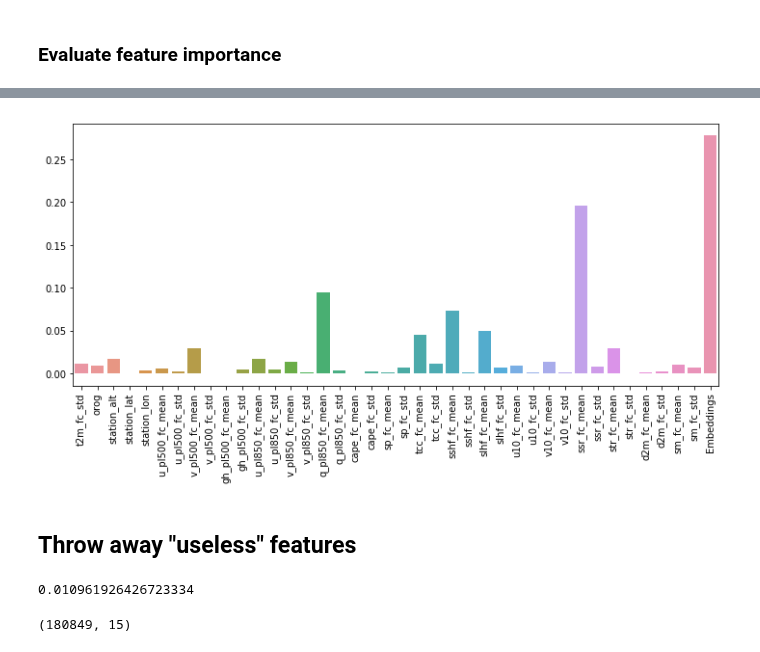
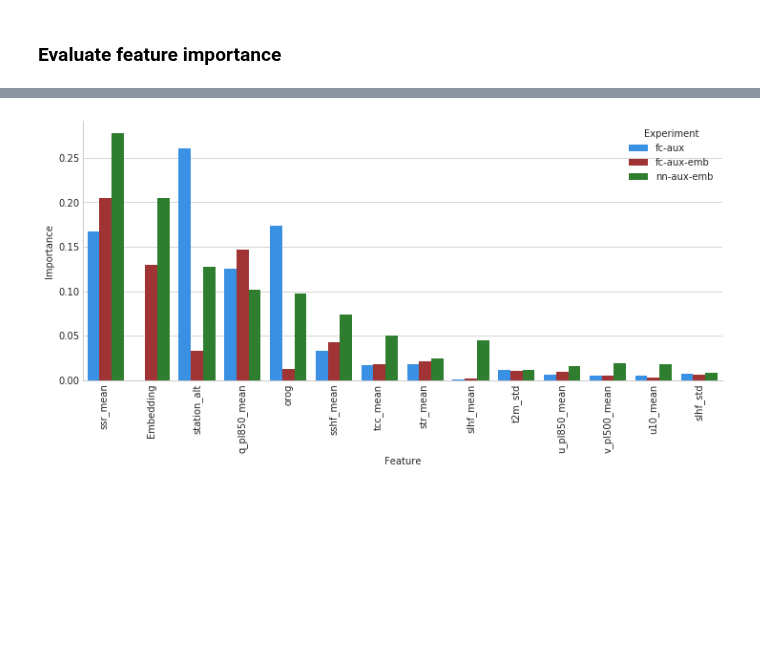
Before and after one commit to slerch/ppnn, a Jupyter notebook: nn_postprocessing/notebooks/feature_importance.ipynb, the cells around one changed output, grey strips where cells are left out. Cells and saved outputs as stored; diff of their text form; code cells hidden in the pictures; blank space fills up the shorter version.

```diff
--- a/nn_postprocessing/notebooks/feature_importance.ipynb
+++ b/nn_postprocessing/notebooks/feature_importance.ipynb
@@ -367,0 +172,2 @@ plt.xticks(rotation=90);
+# %%
+comb_df = pd.DataFrame(data=fimp_fc_aux['Feature']); comb_df.head()
@@ -367,0 +181,5 @@ plt.xticks(rotation=90);
+# %%
+comb_df['fc-aux'] = fimp_fc_aux['Importance']
+comb_df['fc-aux-emb'] = fimp_fc_aux_emb['Importance']
+comb_df['nn-aux-emb'] = fimp_nn_aux_emb['Importance']
+comb_df.head()
@@ -368,13 +193,13 @@ plt.xticks(rotation=90);
+# %%
+tmp_df = comb_df.iloc[1:15].melt(id_vars='Feature', var_name='Experiment', value_name='Importance')
+# %%
+tmp_df['Feature'] = [f.replace('_fc_', '_') for f in tmp_df['Feature']]
 # %%
+sns.set_style('whitegrid')
+sns.set_palette(['#1E90FF', '#B22222', '#228B22'])
 fig, ax = plt.subplots(figsize=(12, 5))
-sns.barplot(y=fimp_emb_nnet[1:], x=aux_test_set.feature_names[1:] + ['Embeddings'], ax=ax)
+sns.barplot(data = tmp_df, x='Feature', y='Importance', hue='Experiment', ax=ax)
 plt.xticks(rotation=90);
+sns.despine()
 # %% [output]
-[figure, old version]
+[figure, new version]
-# %% [markdown]
-## Throw away "useless" features
-# %%
-# We don't want to throw away the temperature std
-fimp_emb_nnet[1]
-# %% [output]
-0.010961926426723334
@@ -383,5 +205,0 @@ thresh = 0.01
-# %%
-x_trn_trim, x_test_trim = trim_features(fimp_emb_nnet[:-1] > thresh)
-x_trn_trim.shape
-# %% [output]
-(180849, 15)
```
Also changed, not shown: parts of 66 cells of this notebook, 2 other files.
